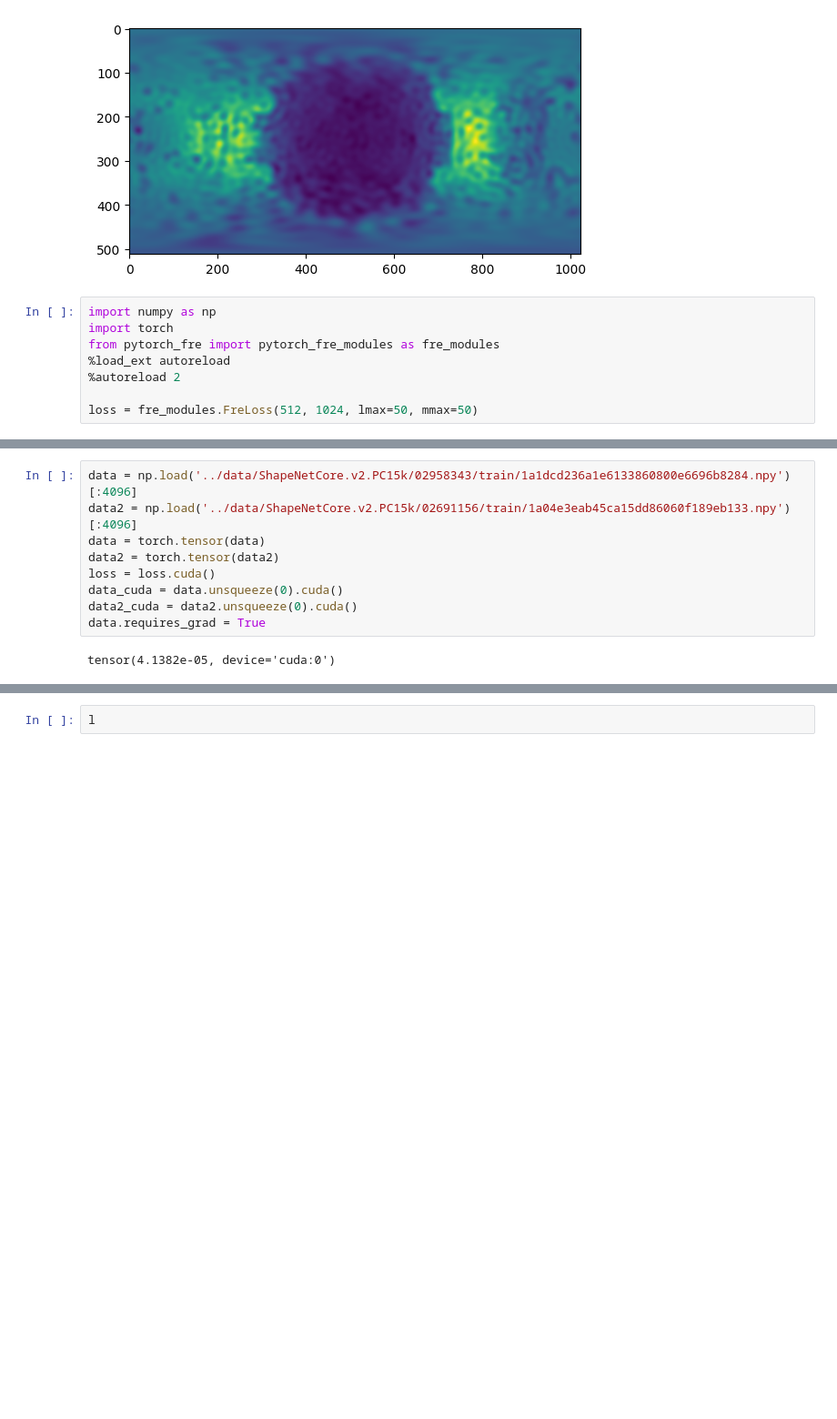
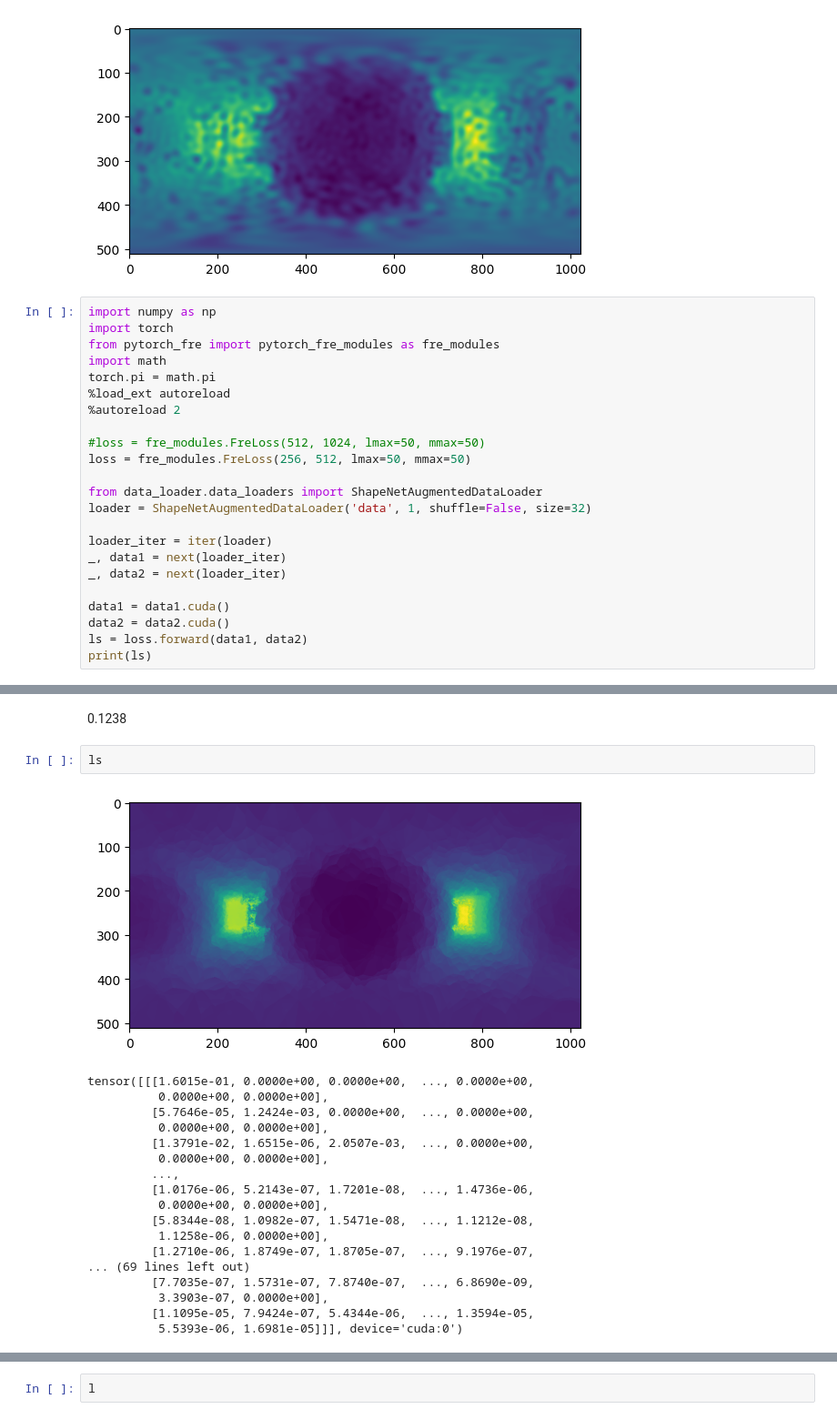
Before and after one commit to sebastianzister/adl4cv-3d-diffusion, a Jupyter notebook: spherical_harmonics.ipynb, the cells around one changed output, grey strips where cells are left out. Shown at 91% size. Cells and saved outputs as stored; diff of their text form; blank space fills up the shorter version.

```diff
--- a/spherical_harmonics.ipynb
+++ b/spherical_harmonics.ipynb
@@ -192,8 +204,23 @@ plt.imshow(reconstructed.cpu().numpy()[0])
 import numpy as np
 import torch
 from pytorch_fre import pytorch_fre_modules as fre_modules
+import math
+torch.pi = math.pi
 %load_ext autoreload
 %autoreload 2
 
-loss = fre_modules.FreLoss(512, 1024, lmax=50, mmax=50)
+#loss = fre_modules.FreLoss(512, 1024, lmax=50, mmax=50)
+loss = fre_modules.FreLoss(256, 512, lmax=50, mmax=50)
+
+from data_loader.data_loaders import ShapeNetAugmentedDataLoader
+loader = ShapeNetAugmentedDataLoader('data', 1, shuffle=False, size=32)
+
+loader_iter = iter(loader)
+_, data1 = next(loader_iter)
+_, data2 = next(loader_iter)
+
+data1 = data1.cuda()
+data2 = data2.cuda()
+ls = loss.forward(data1, data2)
+print(ls)
 # %% [output]
@@ -202,11 +231,23 @@ The autoreload extension is already loaded. To reload it, use:
-# %%
-data = np.load('../data/ShapeNetCore.v2.PC15k/02958343/train/1a1dcd236a1e6133860800e6696b8284.npy')[:4096]
-data2 = np.load('../data/ShapeNetCore.v2.PC15k/02691156/train/1a04e3eab45ca15dd86060f189eb133.npy')[:4096]
-data = torch.tensor(data)
-data2 = torch.tensor(data2)
-loss = loss.cuda()
-data_cuda = data.unsqueeze(0).cuda()
-data2_cuda = data2.unsqueeze(0).cuda()
-data.requires_grad = True
-# %% [output]
-tensor(4.1382e-05, device='cuda:0')
+# %% [markdown]
+0.1238
+# %%
+ls
+# %% [output]
+[figure, added]
+tensor([[[1.6015e-01, 0.0000e+00, 0.0000e+00,  ..., 0.0000e+00,
+          0.0000e+00, 0.0000e+00],
+         [5.7646e-05, 1.2424e-03, 0.0000e+00,  ..., 0.0000e+00,
+          0.0000e+00, 0.0000e+00],
+         [1.3791e-02, 1.6515e-06, 2.0507e-03,  ..., 0.0000e+00,
+          0.0000e+00, 0.0000e+00],
+         ...,
+         [1.0176e-06, 5.2143e-07, 1.7201e-08,  ..., 1.4736e-06,
+          0.0000e+00, 0.0000e+00],
+         [5.8344e-08, 1.0982e-07, 1.5471e-08,  ..., 1.1212e-08,
+          1.1258e-06, 0.0000e+00],
+         [1.2710e-06, 1.8749e-07, 1.8705e-07,  ..., 9.1976e-07,
+... (69 lines left out)
+         [7.7035e-07, 1.5731e-07, 7.8740e-07,  ..., 6.8690e-09,
+          3.3903e-07, 0.0000e+00],
+         [1.1095e-05, 7.9424e-07, 5.4344e-06,  ..., 1.3594e-05,
+          5.5393e-06, 1.6981e-05]]], device='cuda:0')
```
Also changed, not shown: parts of 15 cells of this notebook, 14 other files.
